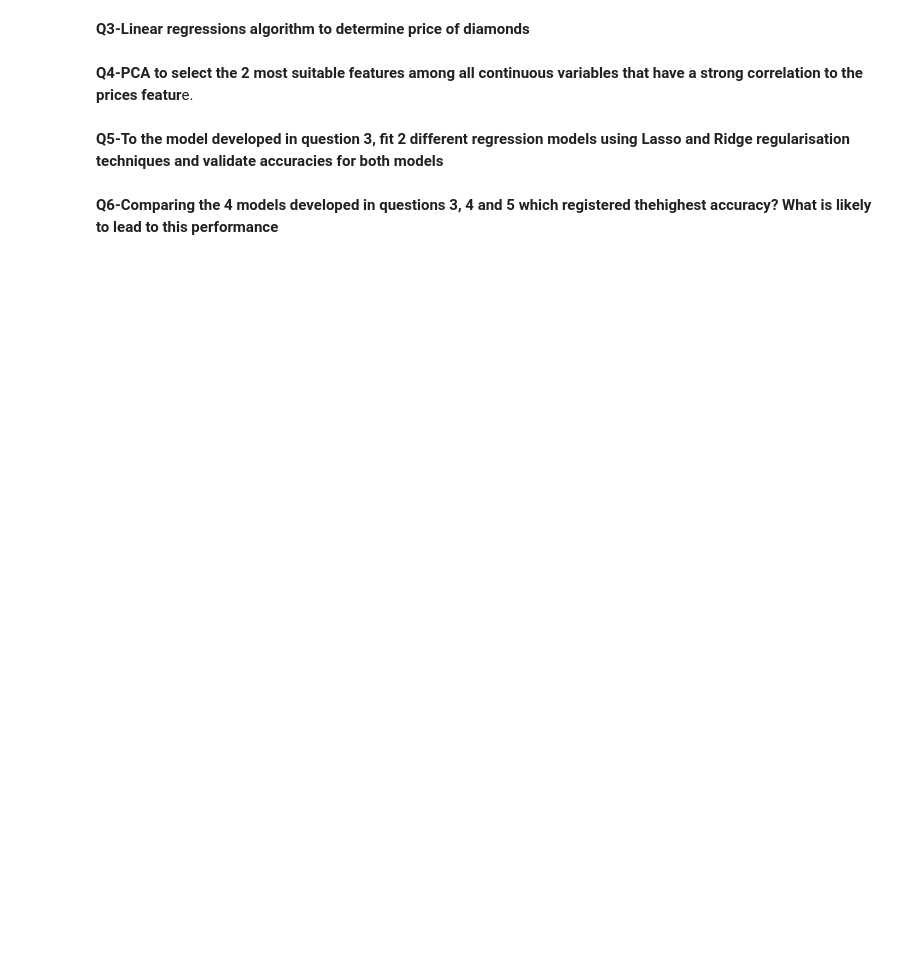
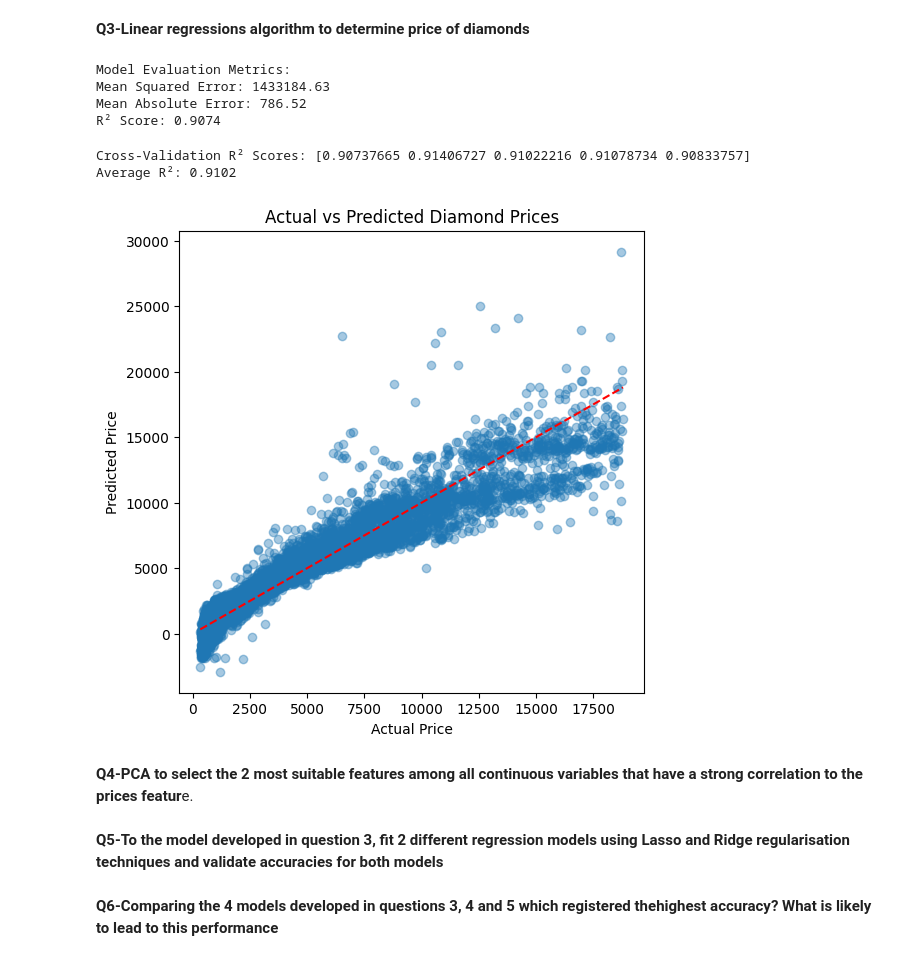
Before and after one commit to IreneWanjiruKariuki/NetflixTitles-DataCleaning, a Jupyter notebook: Diamonds_Price_Regression.ipynb, the cells around one changed output. Drawn from its saved outputs; the diff is of its cells as text; code cells hidden in the pictures; blank space fills up the shorter version.

```diff
--- a/Diamonds_Price_Regression.ipynb
+++ b/Diamonds_Price_Regression.ipynb
@@ -345,5 +353,72 @@ Sample carat mean: 0.795
 # %% [markdown]
 **Q3-Linear regressions algorithm to determine price of diamonds**
+# %%
+#Encodeing variables since linear regression need numerical input
+cut_map = {"Fair": 1, "Good": 2, "Very Good": 3, "Premium": 4, "Ideal": 5}
+color_map = {"J": 1, "I": 2, "H": 3, "G": 4, "F": 5, "E": 6, "D": 7}
+clarity_map = {"I1": 1, "SI2": 2, "SI1": 3, "VS2": 4, "VS1": 5, "VVS2": 6, "VVS1": 7, "IF": 8}
+
+df["cut"] = df["cut"].map(cut_map)
+df["color"] = df["color"].map(color_map)
+df["clarity"] = df["clarity"].map(clarity_map)
+
+
+X = df[["carat", "cut", "color", "clarity", "depth", "table", "x", "y", "z"]]#independent variables
+y = df["price"] #dependent variable
+
+#Spliting data into train and test sets
+
+X_train, X_test, y_train, y_test = train_test_split(X, y, test_size=0.2, random_state=42)
+
+#Scaling and linear regression
+
+pipeline = Pipeline([
+    ('scaler', StandardScaler()),
+    ('model', LinearRegression())
+])
+
+#Training model
+pipeline.fit(X_train, y_train)
+
+# Predicting on test set
+y_pred = pipeline.predict(X_test)
+
+# Evaluating model performance
+mse = mean_squared_error(y_test, y_pred)
+mae = mean_absolute_error(y_test, y_pred)
+r2 = r2_score(y_test, y_pred)
+
+print("Model Evaluation Metrics:")
+print(f"Mean Squared Error: {mse:.2f}")
+print(f"Mean Absolute Error: {mae:.2f}")
+print(f"R² Score: {r2:.4f}")
+# %% [output]
+Model Evaluation Metrics:
+Mean Squared Error: 1433184.63
+Mean Absolute Error: 786.52
+R² Score: 0.9074
+# %%
+# Cross-validation to verify reliability
+
+cv = KFold(n_splits=5, shuffle=True, random_state=42)
+cv_scores = cross_val_score(pipeline, X, y, cv=cv, scoring='r2')
+print(f"Cross-Validation R² Scores: {cv_scores}")
+print(f"Average R²: {cv_scores.mean():.4f}")
+# %% [output]
+Cross-Validation R² Scores: [0.90737665 0.91406727 0.91022216 0.91078734 0.90833757]
+Average R²: 0.9102
+# %%
+# Ploting Actual vs Predicted Prices
+
+plt.figure(figsize=(6,6))
+plt.scatter(y_test, y_pred, alpha=0.4)
+plt.xlabel("Actual Price")
+plt.ylabel("Predicted Price")
+plt.title("Actual vs Predicted Diamond Prices")
+plt.plot([y_test.min(), y_test.max()], [y_test.min(), y_test.max()], 'r--')
+plt.show()
+# %% [output]
+[figure, added]
 # %% [markdown]
 **Q4-PCA to select the 2 most suitable features among all continuous variables that have a strong correlation to the prices featur**e.
 # %% [markdown]
```
Also changed, not shown: parts of 15 cells of this notebook.
